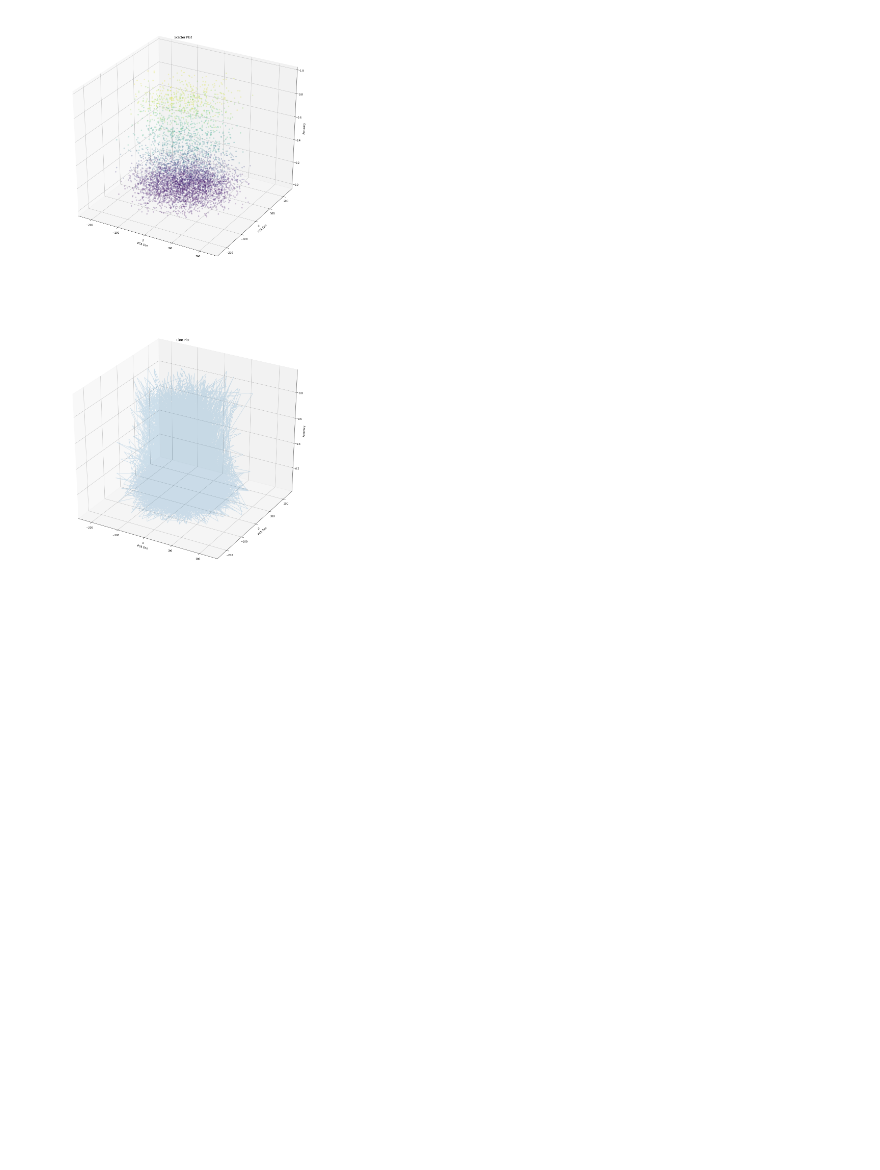
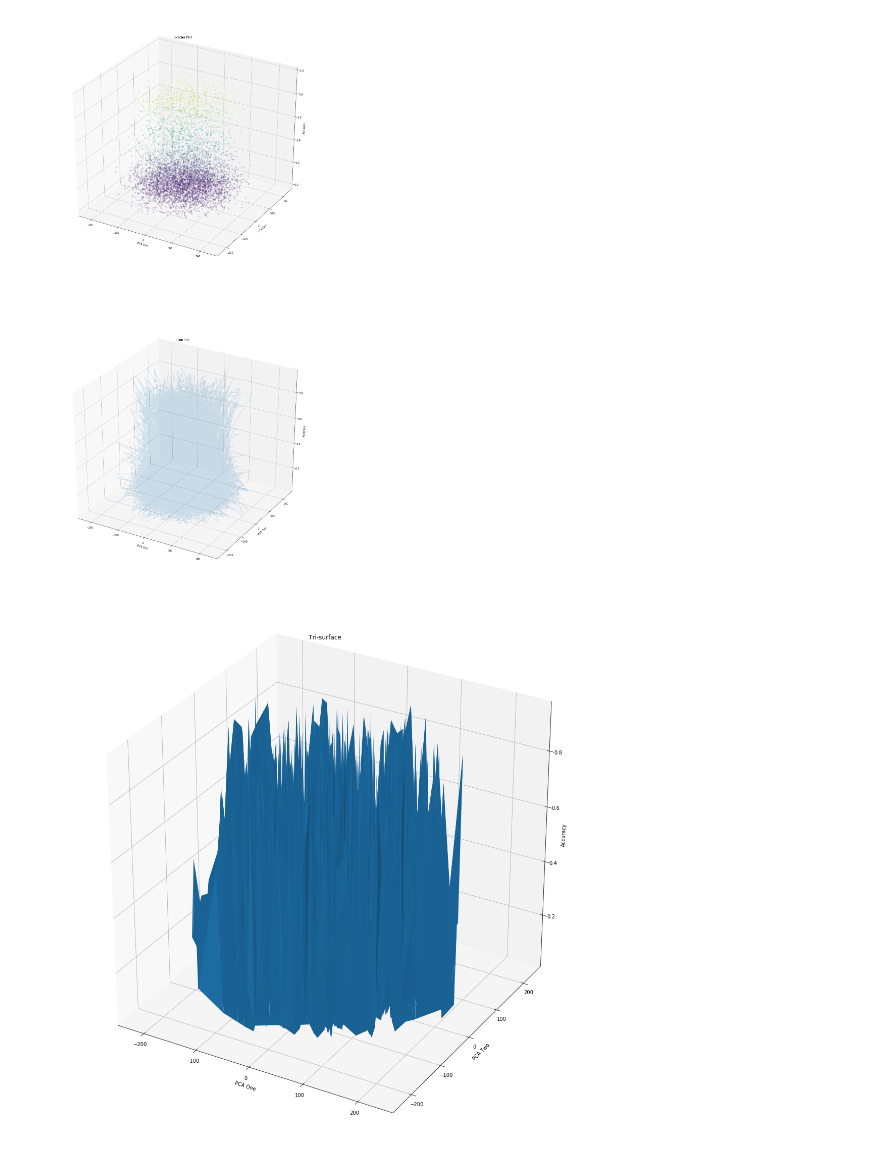
Before and after one commit to wwwbbb8510/ipec, a Jupyter notebook: ip_landscape.ipynb, the cells around one changed output. Drawn from its saved outputs; the diff is of its cells as text; code cells hidden in the pictures; blank space fills up the shorter version.

Commit message:
change the 3d surface plot from surface to tri-surface

```diff
--- a/ip_landscape.ipynb
+++ b/ip_landscape.ipynb
@@ -113,12 +113,14 @@ plt.show()
 # %%
 # mesh 3D plot
 fig = plt.figure(3, figsize=(20,20))
-
-ax = Axes3D(fig)
-m_x, m_y = np.meshgrid(x, y)
-ax.plot_surface(m_x, m_y, z, rstride=1, cstride=1, cmap=cm.viridis)
+# Tri-surface
+ax = fig.add_subplot(111, projection='3d')
+ax.plot_trisurf(x, y, z)
 ax.set_xlabel('PCA One')
 ax.set_ylabel('PCA Two')
 ax.set_zlabel('Accuracy')
-ax.set_title('Meshgrid surface')
+ax.set_title('Tri-surface')
+
 plt.show()
+# %% [output]
+[figure, added]
```
Also changed, not shown: 1 other file.
